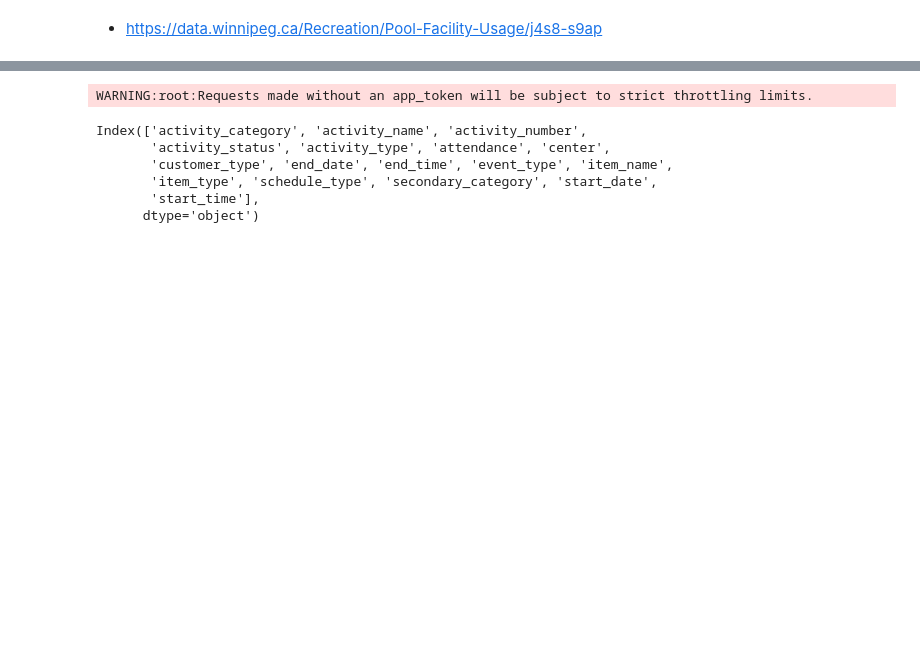
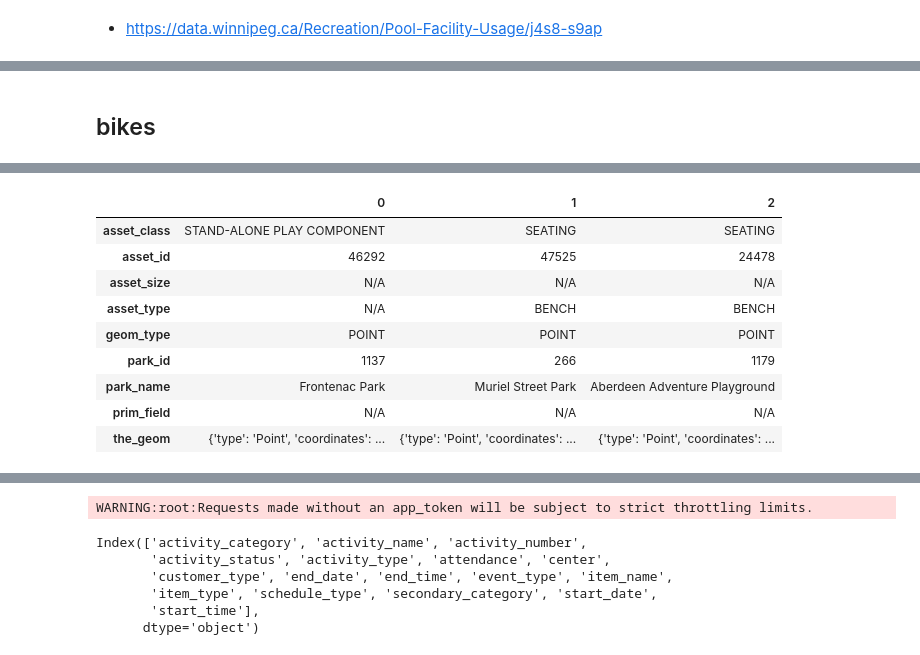
Before and after one commit to ruxi/opendata_hackathon_2018, a Jupyter notebook: Datasets_v2.ipynb, the cells around one changed output, grey strips where cells are left out. Cells and saved outputs as stored; diff of their text form; code cells hidden in the pictures; blank space fills up the shorter version.

```diff
--- a/Datasets_v2.ipynb
+++ b/Datasets_v2.ipynb
@@ -4,0 +39,8 @@
+# %% [markdown]
+## bikes
+# %%
+client = Socrata("data.winnipeg.ca", None)
+bikes = client.get("9t9k-ya8b", limit=2000)
+bikes = pd.DataFrame(bikes)
+bikes.head(3).T
+# %% [output]
@@ -4,0 +48,10 @@
+|  | 0 | 1 | 2 |
+| asset_class | STAND-ALONE PLAY COMPONENT | SEATING | SEATING |
+| asset_id | 46292 | 47525 | 24478 |
+| asset_size | N/A | N/A | N/A |
+| asset_type | N/A | BENCH | BENCH |
+| geom_type | POINT | POINT | POINT |
+| park_id | 1137 | 266 | 1179 |
+| park_name | Frontenac Park | Muriel Street Park | Aberdeen Adventure Playground |
+| prim_field | N/A | N/A | N/A |
+| the_geom | {'type': 'Point', 'coordinates': ... | {'type': 'Point', 'coordinates': ... | {'type': 'Point', 'coordinates': ... |
```
Also changed, not shown: parts of 20 cells of this notebook.
